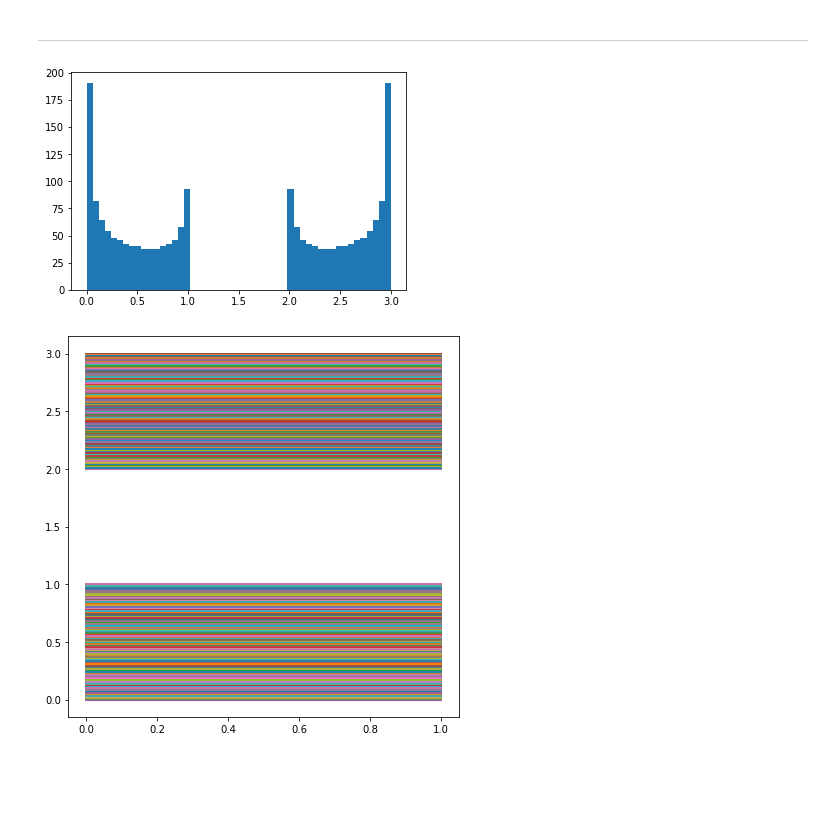
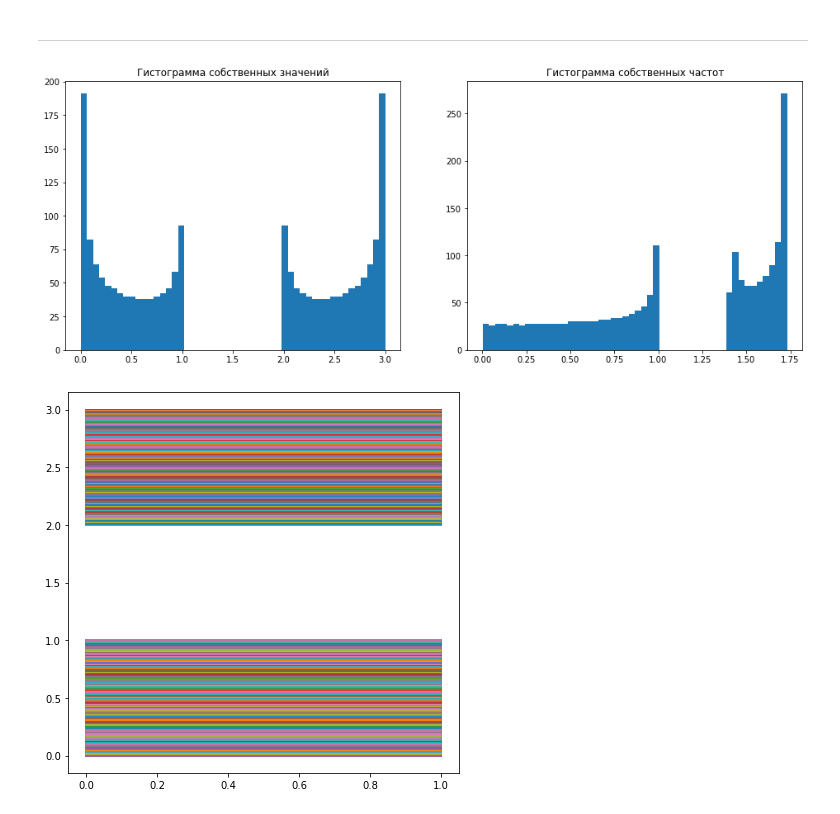
Before and after one commit to SvMixa/HSE_computational_physics, a Jupyter notebook: Home_work_5_Svintsov_M.ipynb, the cells around one changed output. Drawn from its saved outputs; the diff is of its cells as text; code cells hidden in the pictures; blank space fills up the shorter version.

```diff
--- a/Home_work_5_Svintsov_M.ipynb
+++ b/Home_work_5_Svintsov_M.ipynb
@@ -351,11 +351,19 @@ N = 1000
 # %%
 A = made_matrix_A(N)
 eigval, eigvec = np.linalg.eig(A)
-# %%
-plt.hist(eigval, bins=50)
-plt.show()
-# %% [output]
-[figure, removed]
+# %%
+plt.figure(figsize=(16, 6))
+
+plt.subplot(1, 2, 1)
+plt.hist(eigval, bins=50)
+plt.title('Гистограмма собственных значений')
+
+plt.subplot(1, 2, 2)
+plt.hist(eigval[1:]**0.5, bins=50)
+plt.title('Гистограмма собственных частот')
+plt.show()
+# %% [output]
+[figure, added]
 # %%
 plt.figure(figsize=(7,7))
 for i in range(2*N):
```
Also changed, not shown: parts of 6 cells of this notebook.
